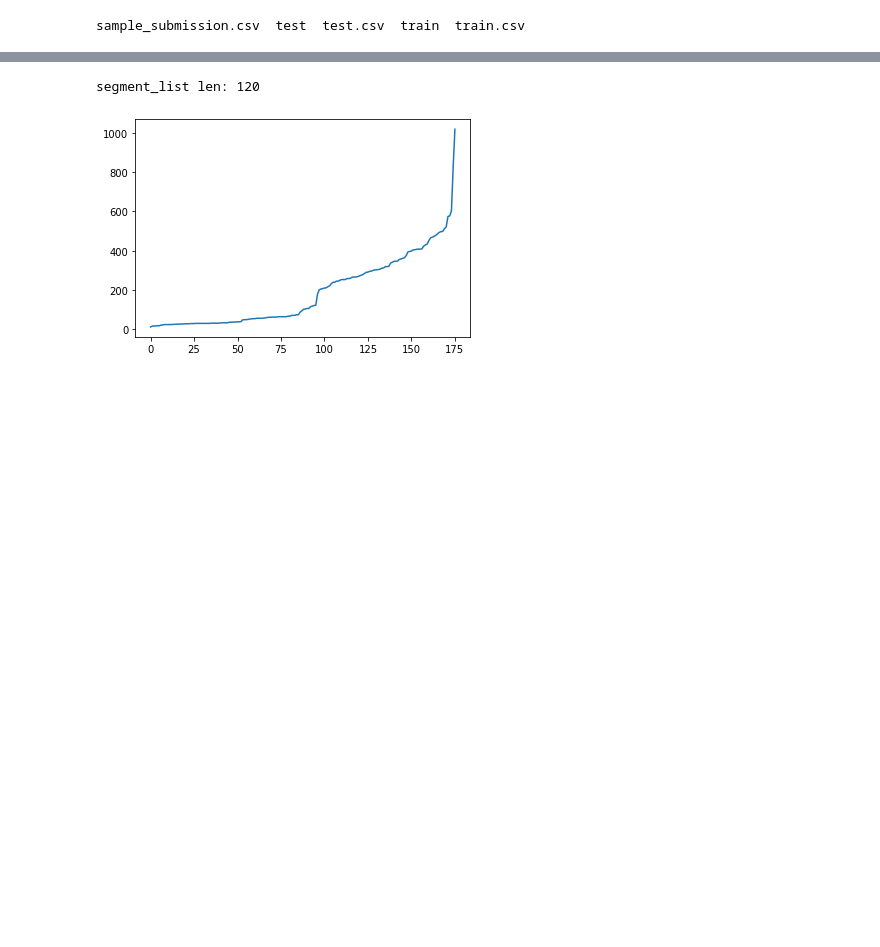
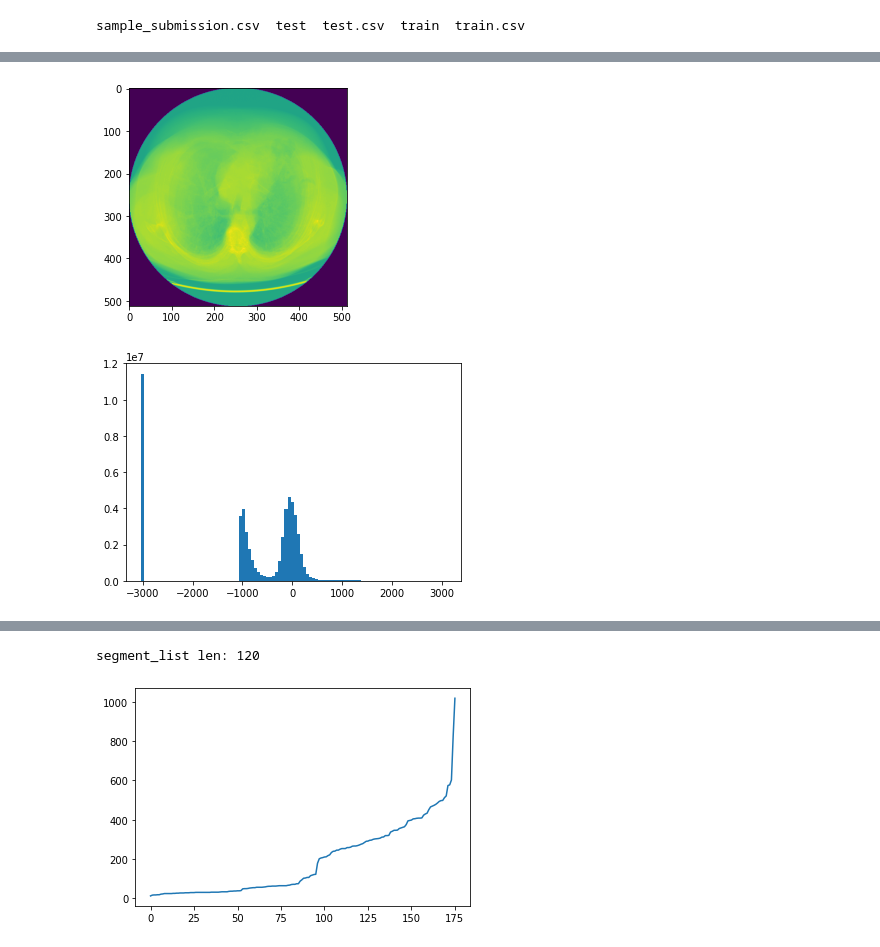
Before and after one commit to pangyuteng/kaggle, a Jupyter notebook: 2020-fibrosis/extract-ct-feature.ipynb, the cells around one changed output, grey strips where cells are left out. Cells and saved outputs as stored; diff of their text form; code cells hidden in the pictures; blank space fills up the shorter version.

```diff
--- a/2020-fibrosis/extract-ct-feature.ipynb
+++ b/2020-fibrosis/extract-ct-feature.ipynb
@@ -155,2 +190,12 @@ def get_lung_mask(arr):
 
     return lung_mask
+# %%
+kind, patient_id = 'train','ID00032637202181710233084'
+arr,spacing,origin,direction = _read_img(kind,patient_id)
+plt.figure(0)
+plt.imshow(np.mean(arr,axis=0))
+plt.figure(1)
+_ = plt.hist(arr.ravel(),bins=100)
+# %% [output]
+[figure, added]
+[figure, added]
```
Also changed, not shown: parts of 42 cells of this notebook, 2 other files.
